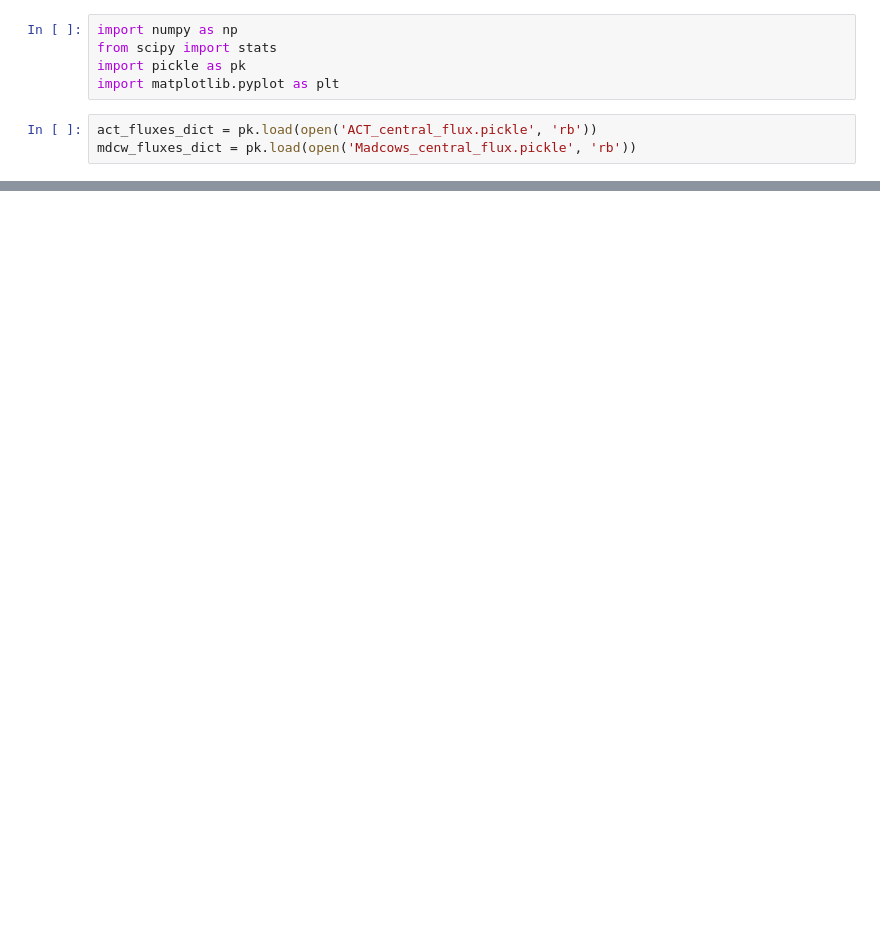
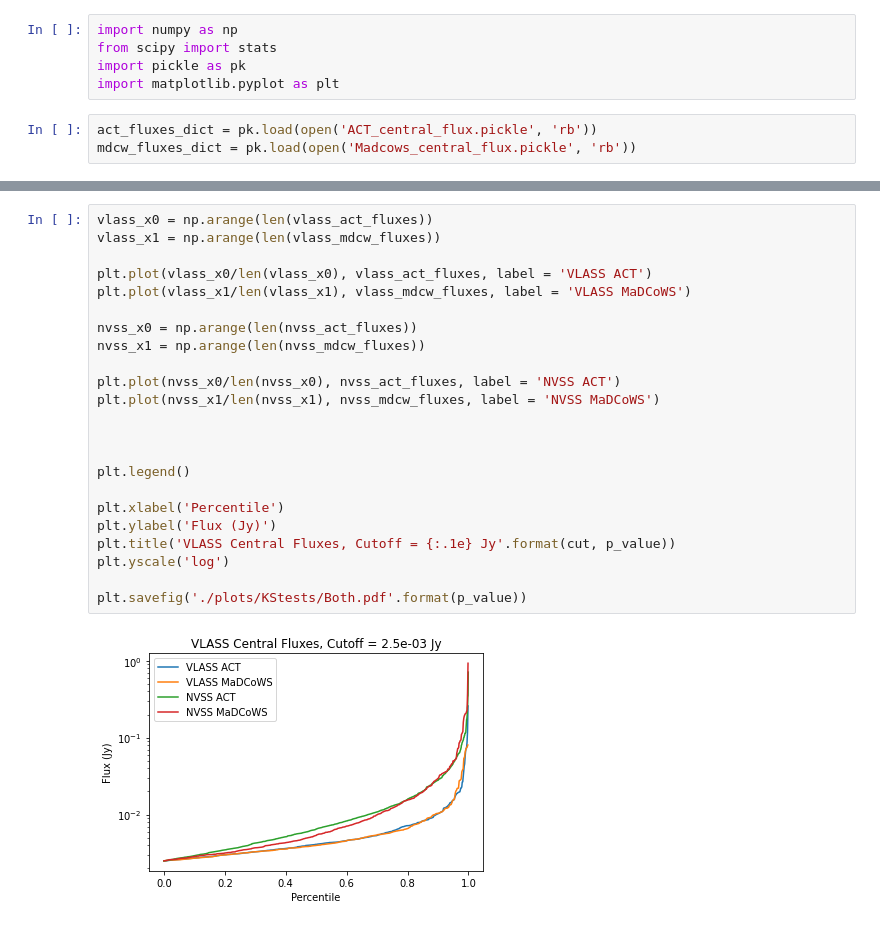
Before and after one commit to Sulla2012/madcowsclusters, a Jupyter notebook: KS_test.ipynb, the cells around one changed output, grey strips where cells are left out. Cells and saved outputs as stored; diff of their text form; blank space fills up the shorter version.

```diff
--- a/KS_test.ipynb
+++ b/KS_test.ipynb
@@ -49,0 +72,25 @@ array([0.00250158, 0.00250365, 0.00250371, ..., 0.336582  , 0.35266072,
+# %%
+vlass_x0 = np.arange(len(vlass_act_fluxes))
+vlass_x1 = np.arange(len(vlass_mdcw_fluxes))
+
+plt.plot(vlass_x0/len(vlass_x0), vlass_act_fluxes, label = 'VLASS ACT')
+plt.plot(vlass_x1/len(vlass_x1), vlass_mdcw_fluxes, label = 'VLASS MaDCoWS')
+
+nvss_x0 = np.arange(len(nvss_act_fluxes))
+nvss_x1 = np.arange(len(nvss_mdcw_fluxes))
+
+plt.plot(nvss_x0/len(nvss_x0), nvss_act_fluxes, label = 'NVSS ACT')
+plt.plot(nvss_x1/len(nvss_x1), nvss_mdcw_fluxes, label = 'NVSS MaDCoWS')
+
+
+
+plt.legend()
+
+plt.xlabel('Percentile')
+plt.ylabel('Flux (Jy)')
+plt.title('VLASS Central Fluxes, Cutoff = {:.1e} Jy'.format(cut, p_value))
+plt.yscale('log')
+
+plt.savefig('./plots/KStests/Both.pdf'.format(p_value))
+# %% [output]
+[figure, added]
```
Also changed, not shown: parts of 11 cells of this notebook.
